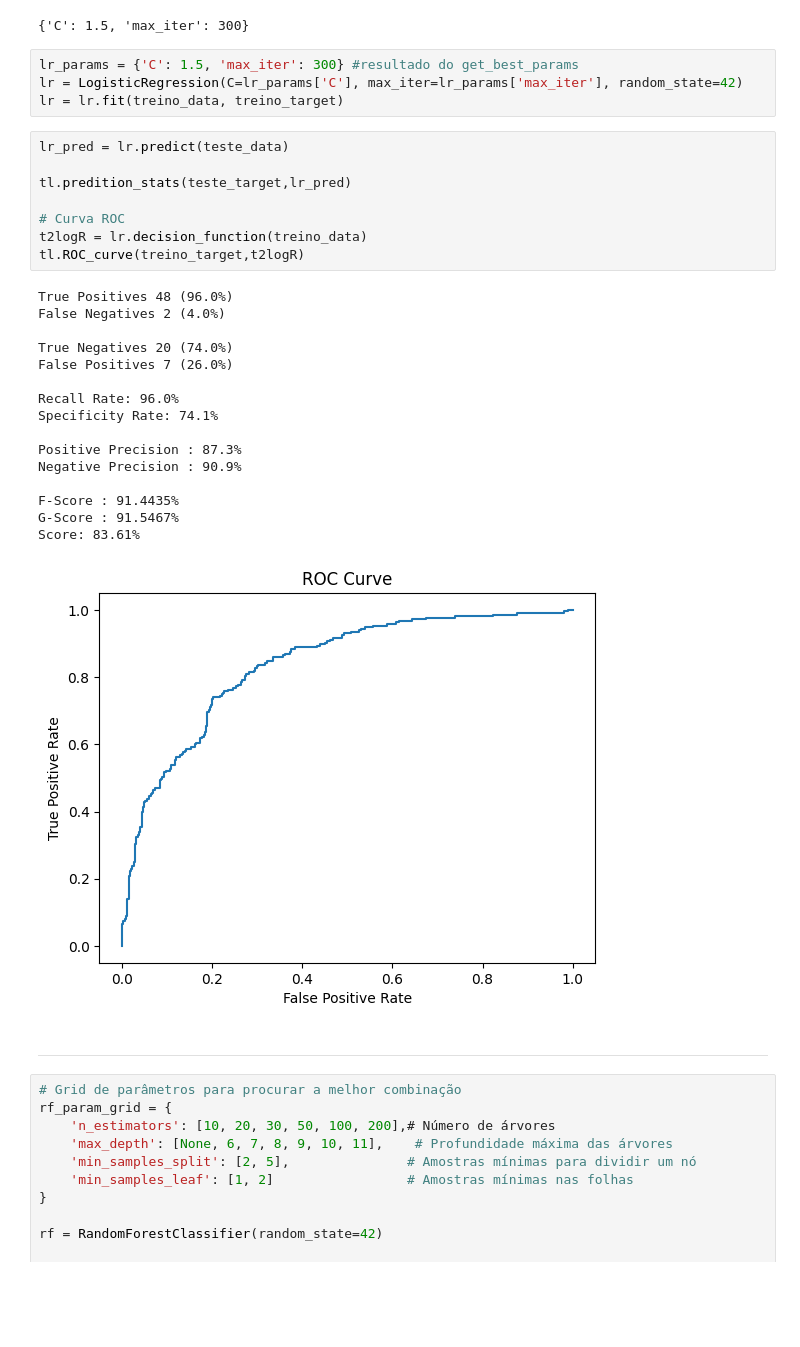
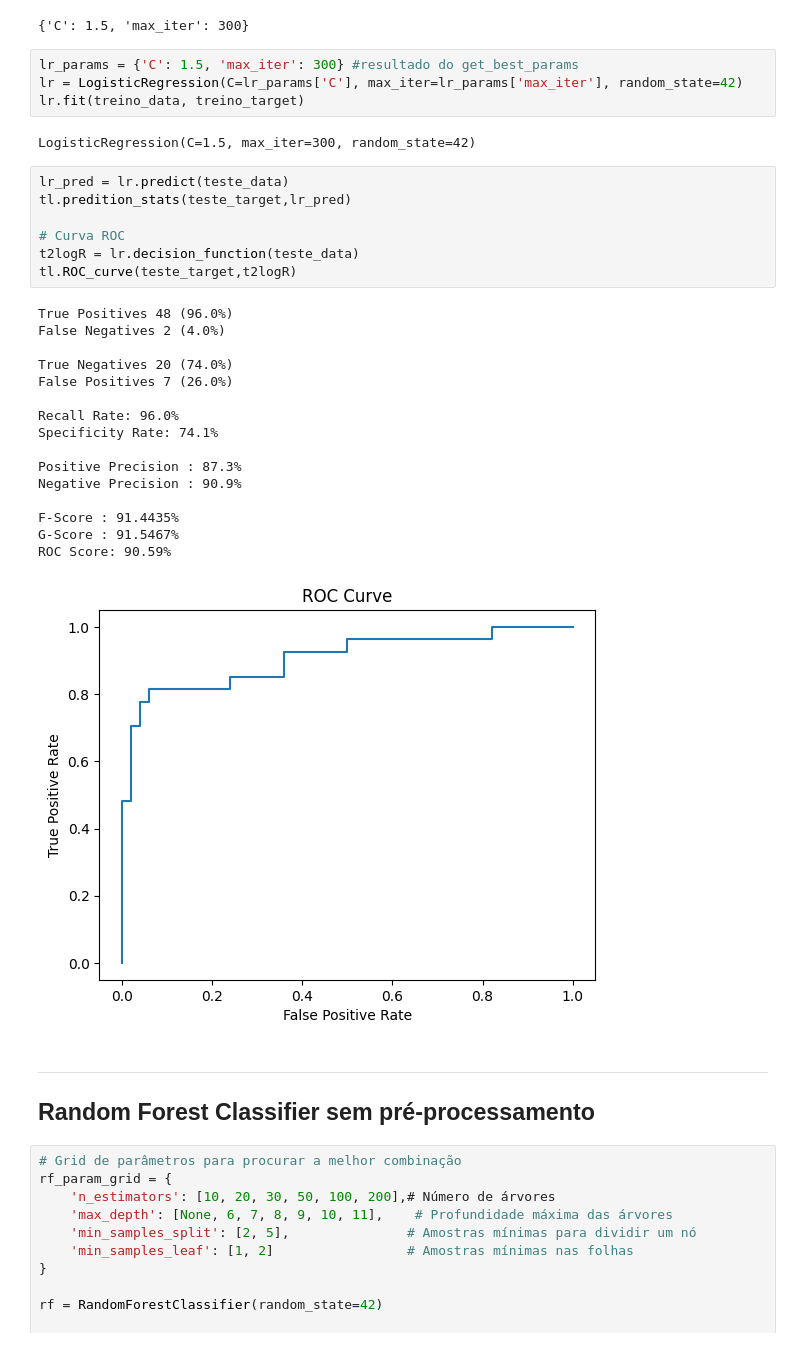
Before and after one commit to TeeVee304/A48630A51038A51811TP1, a Jupyter notebook: src/Joao_experimentation.ipynb, the cells around one changed output. Drawn from its saved outputs; the diff is of its cells as text; blank space fills up the shorter version.

Commit message:
+
testes com pré processamento
tabelas com os valores da validação

```diff
--- a/src/Joao_experimentation.ipynb
+++ b/src/Joao_experimentation.ipynb
@@ -98,34 +97,36 @@ print(lr_params)
 # %%
 lr_params = {'C': 1.5, 'max_iter': 300} #resultado do get_best_params
 lr = LogisticRegression(C=lr_params['C'], max_iter=lr_params['max_iter'], random_state=42)
-lr = lr.fit(treino_data, treino_target)
+lr.fit(treino_data, treino_target)
+# %% [output]
+LogisticRegression(C=1.5, max_iter=300, random_state=42)
 # %%
 lr_pred = lr.predict(teste_data)
-
 tl.predition_stats(teste_target,lr_pred)
 
 # Curva ROC
-t2logR = lr.decision_function(treino_data)
-tl.ROC_curve(treino_target,t2logR)
+t2logR = lr.decision_function(teste_data)
+tl.ROC_curve(teste_target,t2logR)
 # %% [output]
 True Positives 48 (96.0%)
 False Negatives 2 (4.0%)
 
 True Negatives 20 (74.0%)
 False Positives 7 (26.0%)
 
 Recall Rate: 96.0%
 Specificity Rate: 74.1%
 
 Positive Precision : 87.3%
 Negative Precision : 90.9%
 
 F-Score : 91.4435%
 G-Score : 91.5467%
-Score: 83.61%
+ROC Score: 90.59%
-[figure, old version]
+[figure, new version]
 # %% [markdown]
 ---
+## Random Forest Classifier sem pré-processamento
 # %%
 # Grid de parâmetros para procurar a melhor combinação
 rf_param_grid = {
```
Also changed, not shown: parts of 30 cells of this notebook, 1 other file.
